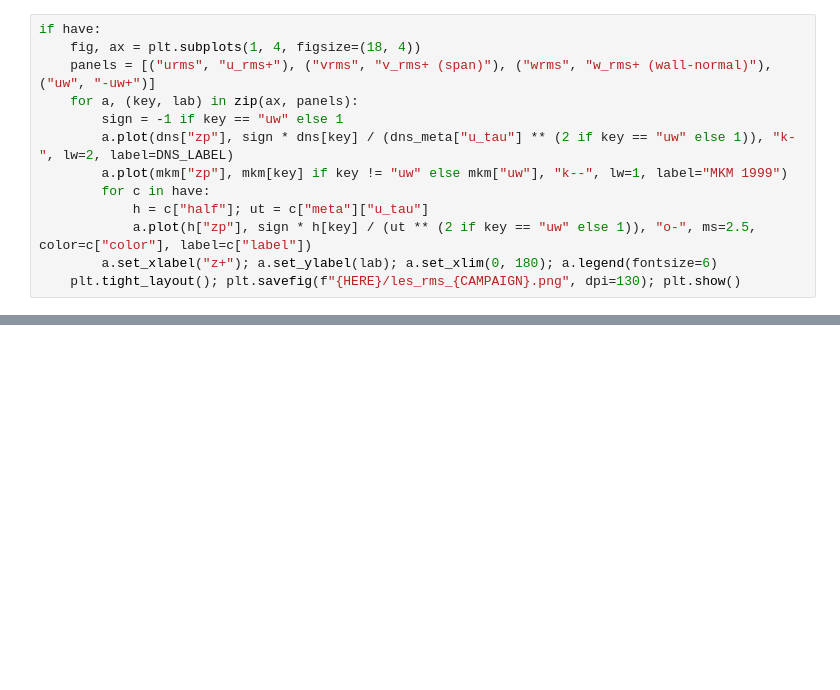
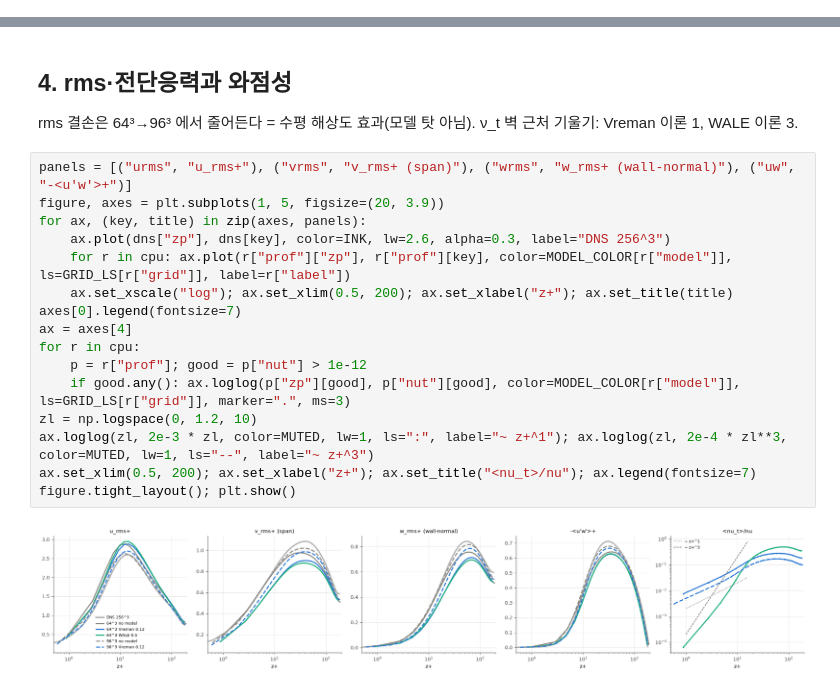
Before and after one commit to dontempty/MPM-STD_C, a Jupyter notebook: apps/channel/plot/plot_les.ipynb, the cells around one changed output, grey strips where cells are left out. Drawn from its saved outputs; the diff is of its cells as text; blank space fills up the shorter version.

```diff
--- a/apps/channel/plot/plot_les.ipynb
+++ b/apps/channel/plot/plot_les.ipynb
@@ -202,13 +142,0 @@ else:
-# %%
-if have:
-    fig, ax = plt.subplots(1, 4, figsize=(18, 4))
-    panels = [("urms", "u_rms+"), ("vrms", "v_rms+ (span)"), ("wrms", "w_rms+ (wall-normal)"), ("uw", "-uw+")]
-    for a, (key, lab) in zip(ax, panels):
-        sign = -1 if key == "uw" else 1
-        a.plot(dns["zp"], sign * dns[key] / (dns_meta["u_tau"] ** (2 if key == "uw" else 1)), "k-", lw=2, label=DNS_LABEL)
-        a.plot(mkm["zp"], mkm[key] if key != "uw" else mkm["uw"], "k--", lw=1, label="MKM 1999")
-        for c in have:
-            h = c["half"]; ut = c["meta"]["u_tau"]
-            a.plot(h["zp"], sign * h[key] / (ut ** (2 if key == "uw" else 1)), "o-", ms=2.5, color=c["color"], label=c["label"])
-        a.set_xlabel("z+"); a.set_ylabel(lab); a.set_xlim(0, 180); a.legend(fontsize=6)
-    plt.tight_layout(); plt.savefig(f"{HERE}/les_rms_{CAMPAIGN}.png", dpi=130); plt.show()
@@ -404,0 +158,22 @@ target = 180 계열 DNS 256^3 Re_tau 181 / 360 계열 Dean 360;  ref = 프로파
+# %% [markdown]
+## 4. rms·전단응력과 와점성
+
+rms 결손은 64³→96³ 에서 줄어든다 = 수평 해상도 효과(모델 탓 아님). ν_t 벽 근처 기울기: Vreman 이론 1, WALE 이론 3.
+# %%
+panels = [("urms", "u_rms+"), ("vrms", "v_rms+ (span)"), ("wrms", "w_rms+ (wall-normal)"), ("uw", "-<u'w'>+")]
+figure, axes = plt.subplots(1, 5, figsize=(20, 3.9))
+for ax, (key, title) in zip(axes, panels):
+    ax.plot(dns["zp"], dns[key], color=INK, lw=2.6, alpha=0.3, label="DNS 256^3")
+    for r in cpu: ax.plot(r["prof"]["zp"], r["prof"][key], color=MODEL_COLOR[r["model"]], ls=GRID_LS[r["grid"]], label=r["label"])
+    ax.set_xscale("log"); ax.set_xlim(0.5, 200); ax.set_xlabel("z+"); ax.set_title(title)
+axes[0].legend(fontsize=7)
+ax = axes[4]
+for r in cpu:
+    p = r["prof"]; good = p["nut"] > 1e-12
+    if good.any(): ax.loglog(p["zp"][good], p["nut"][good], color=MODEL_COLOR[r["model"]], ls=GRID_LS[r["grid"]], marker=".", ms=3)
+zl = np.logspace(0, 1.2, 10)
+ax.loglog(zl, 2e-3 * zl, color=MUTED, lw=1, ls=":", label="~ z+^1"); ax.loglog(zl, 2e-4 * zl**3, color=MUTED, lw=1, ls="--", label="~ z+^3")
+ax.set_xlim(0.5, 200); ax.set_xlabel("z+"); ax.set_title("<nu_t>/nu"); ax.legend(fontsize=7)
+figure.tight_layout(); plt.show()
+# %% [output]
+[figure, added]
```
Also changed, not shown: parts of 24 cells of this notebook, 25 other files.
